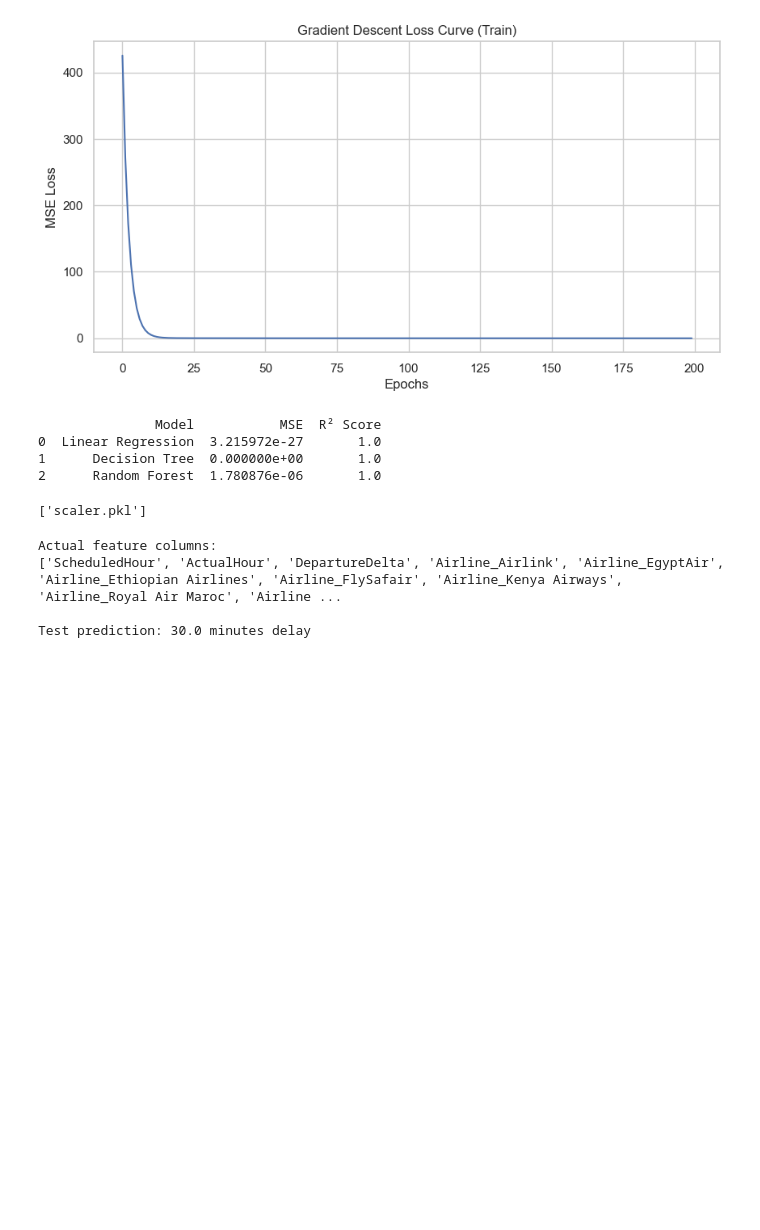
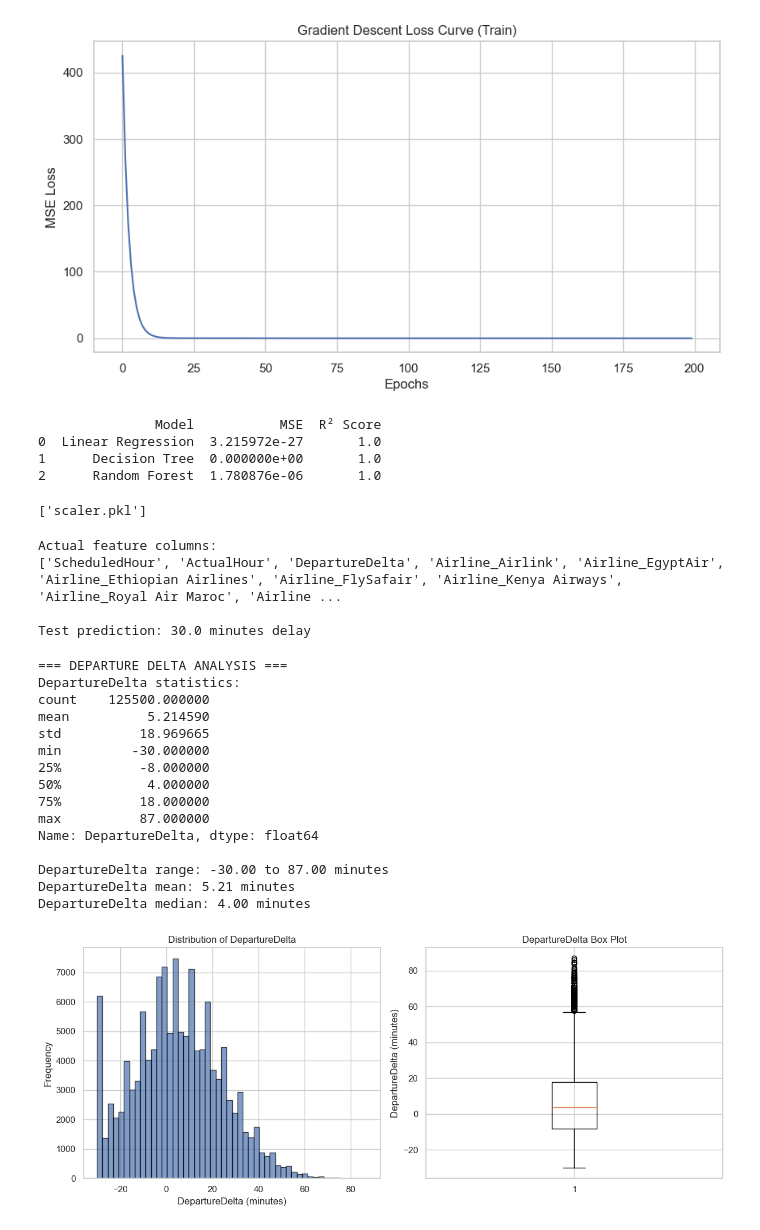
Before and after one commit to f-Ayuk/linear_regression_model, a Jupyter notebook: summative/linear_regression/multivariate.ipynb, the cells around one changed output. Saved outputs shown, nothing was run; the diff lists cells and outputs as text; code cells hidden in the pictures; blank space fills up the shorter version.

```diff
--- a/summative/linear_regression/multivariate.ipynb
+++ b/summative/linear_regression/multivariate.ipynb
@@ -353,3 +353,48 @@ Actual feature columns:
 ['ScheduledHour', 'ActualHour', 'DepartureDelta', 'Airline_Airlink', 'Airline_EgyptAir', 'Airline_Ethiopian Airlines', 'Airline_FlySafair', 'Airline_Kenya Airways', 'Airline_Royal Air Maroc', 'Airline ...
 
 Test prediction: 30.0 minutes delay
+# %%
+# Analyze DepartureDelta feature in detail
+print("=== DEPARTURE DELTA ANALYSIS ===")
+print(f"DepartureDelta statistics:")
+print(df['DepartureDelta'].describe())
+print(f"\nDepartureDelta range: {df['DepartureDelta'].min():.2f} to {df['DepartureDelta'].max():.2f} minutes")
+print(f"DepartureDelta mean: {df['DepartureDelta'].mean():.2f} minutes")
+print(f"DepartureDelta median: {df['DepartureDelta'].median():.2f} minutes")
+
+# Show distribution
+plt.figure(figsize=(12, 5))
+plt.subplot(1, 2, 1)
+plt.hist(df['DepartureDelta'], bins=50, alpha=0.7, edgecolor='black')
+plt.title('Distribution of DepartureDelta')
+plt.xlabel('DepartureDelta (minutes)')
+plt.ylabel('Frequency')
+
+plt.subplot(1, 2, 2)
+plt.boxplot(df['DepartureDelta'])
+plt.title('DepartureDelta Box Plot')
+plt.ylabel('DepartureDelta (minutes)')
+
+plt.tight_layout()
+plt.show()
+
+# Show some examples
+print(f"\nSample DepartureDelta values:")
+print(df[['ScheduledDeparture', 'ActualDeparture', 'DepartureDelta', 'DelayMinutes']].head(10))
+# %% [output]
+=== DEPARTURE DELTA ANALYSIS ===
+DepartureDelta statistics:
+count    125500.000000
+mean          5.214590
+std          18.969665
+min         -30.000000
+25%          -8.000000
+50%           4.000000
+75%          18.000000
+max          87.000000
+Name: DepartureDelta, dtype: float64
+
+DepartureDelta range: -30.00 to 87.00 minutes
+DepartureDelta mean: 5.21 minutes
+DepartureDelta median: 4.00 minutes
+[figure, added]
```
Also changed, not shown: parts of 3 cells of this notebook, 3 other files.
